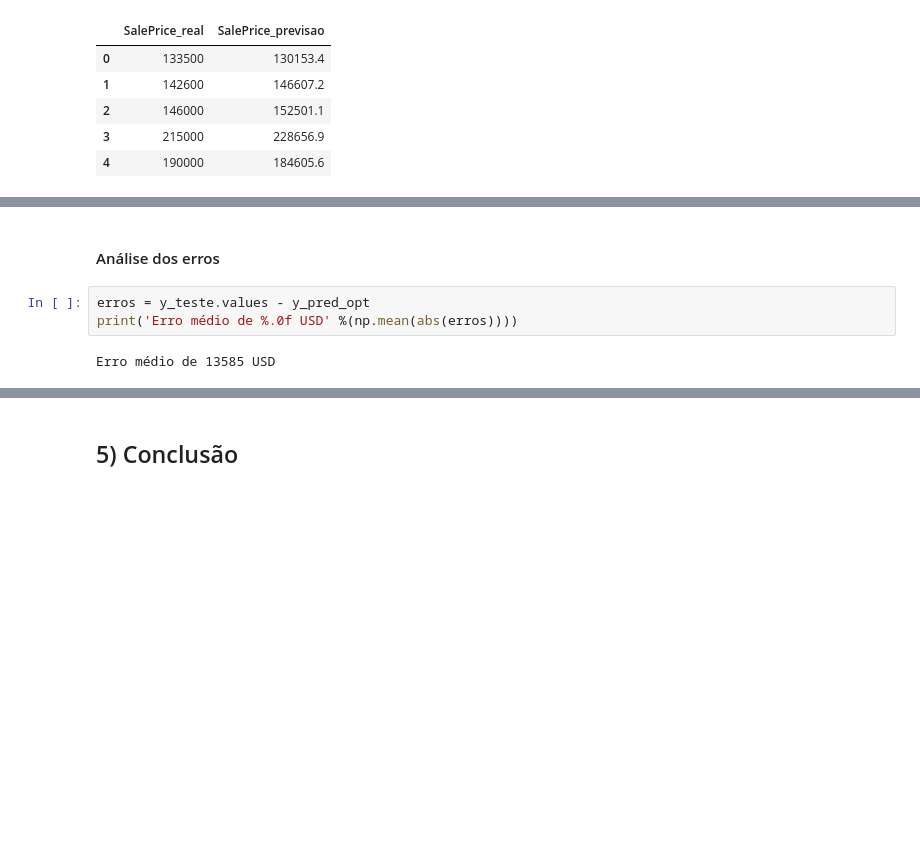
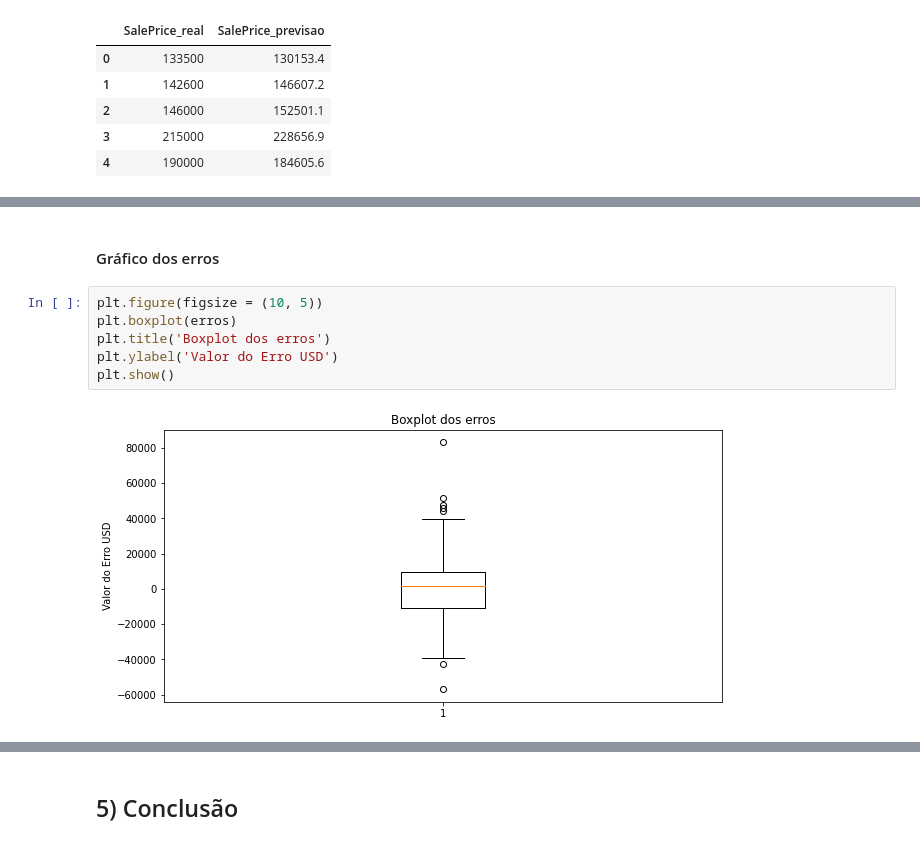
Before and after one commit to gomesalan/Projetos, a Jupyter notebook: Regressao/Projeto1_parte2_AG.ipynb, the cells around one changed output, grey strips where cells are left out. Cells and saved outputs as stored; diff of their text form; blank space fills up the shorter version.

```diff
--- a/Regressao/Projeto1_parte2_AG.ipynb
+++ b/Regressao/Projeto1_parte2_AG.ipynb
@@ -576,7 +593,10 @@ data[['SalePrice_real','SalePrice_previsao']].head().round(1)
 # %% [markdown]
-#### Análise dos erros
+#### Gráfico dos erros
-# %%
-erros = y_teste.values - y_pred_opt
-print('Erro médio de %.0f USD' %(np.mean(abs(erros))))
-# %% [output]
-Erro médio de 13585 USD
+# %%
+plt.figure(figsize = (10, 5))
+plt.boxplot(erros)
+plt.title('Boxplot dos erros')
+plt.ylabel('Valor do Erro USD')
+plt.show()
+# %% [output]
+[figure, added]
```
Also changed, not shown: parts of 18 cells of this notebook.
